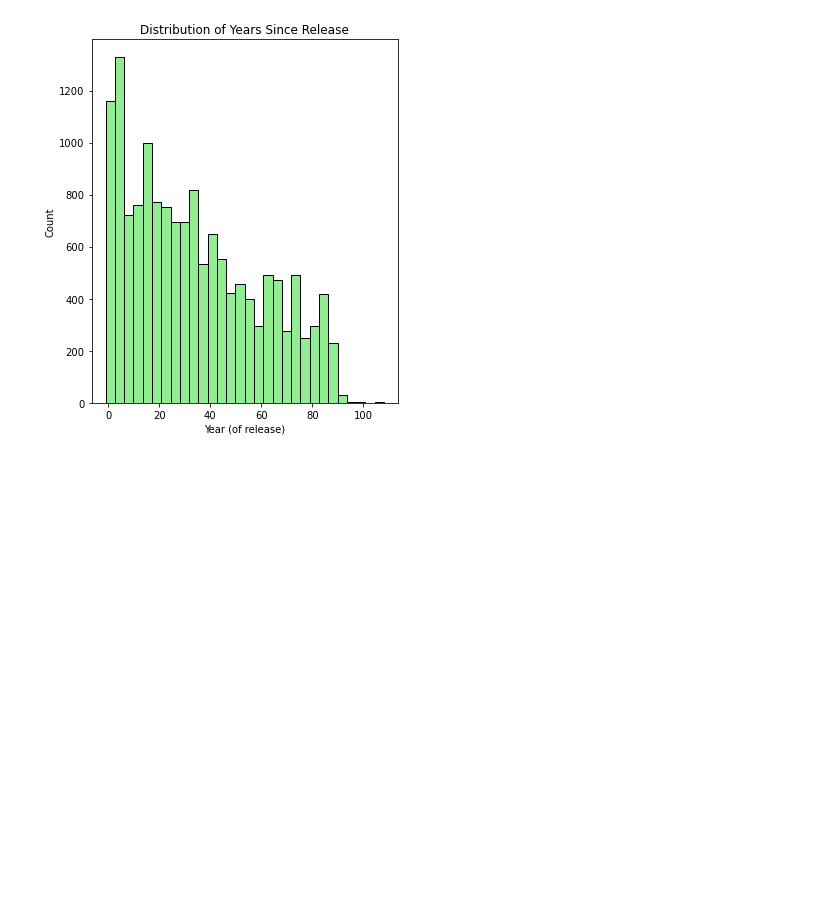
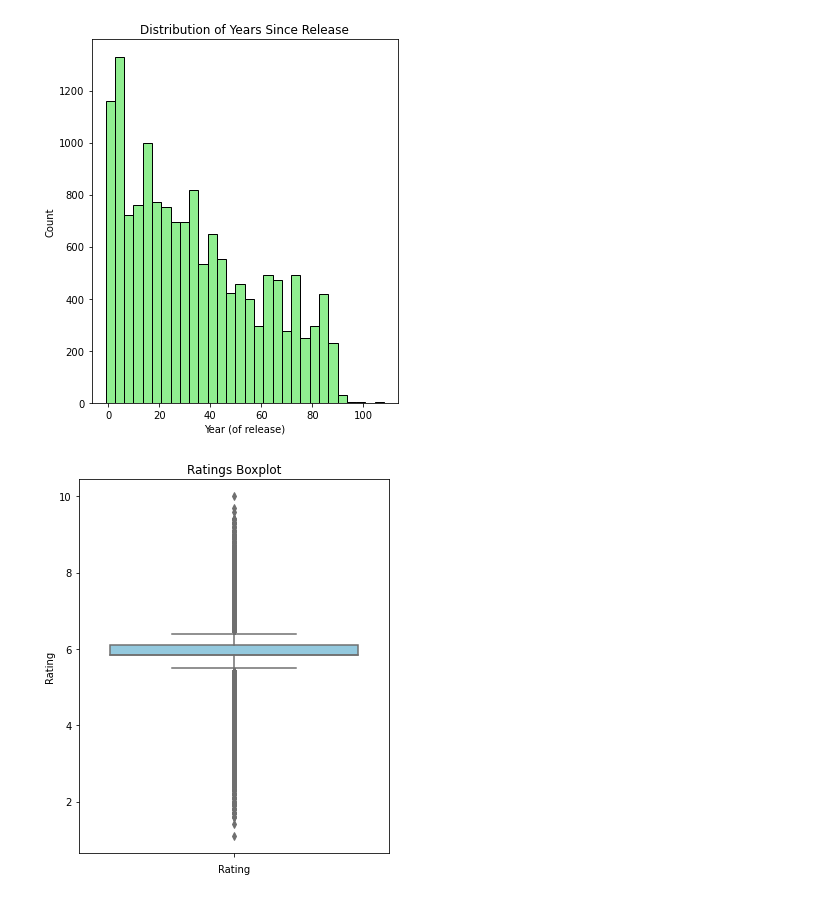
Before and after one commit to Edna722/CODSOFT_ML, a Jupyter notebook: Movie rating prediction_task 2.ipynb, the cells around one changed output. Drawn from its saved outputs; the diff is of its cells as text; code cells hidden in the pictures; blank space fills up the shorter version.

```diff
--- a/Movie rating prediction_task 2.ipynb
+++ b/Movie rating prediction_task 2.ipynb
@@ -351,3 +351,13 @@ plt.tight_layout()
 plt.show()
 # %% [output]
 [figure]
+# %%
+plt.figure(figsize=(14,6))
+plt.subplot(131)
+sns.boxplot(y = movie_data['Rating'], color = 'skyblue')
+plt.xlabel('Rating')
+plt.title('Ratings Boxplot')
+plt.tight_layout()
+plt.show()
+# %% [output]
+[figure, added]
```
Also changed, not shown: parts of 8 cells of this notebook.
